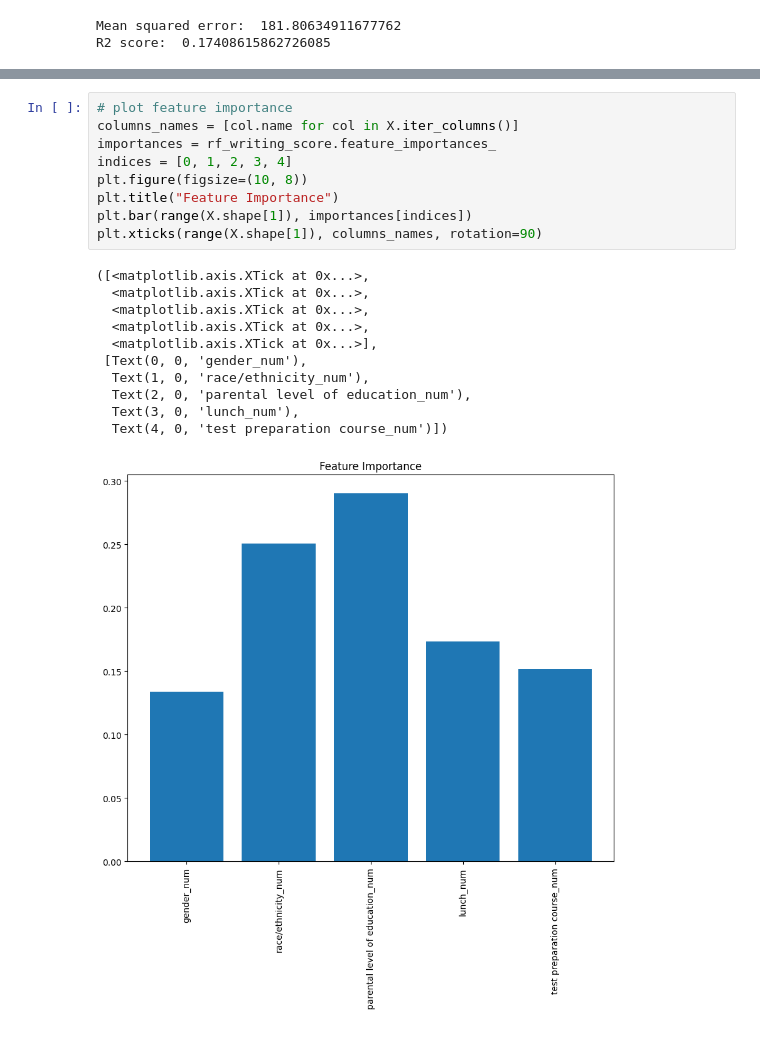
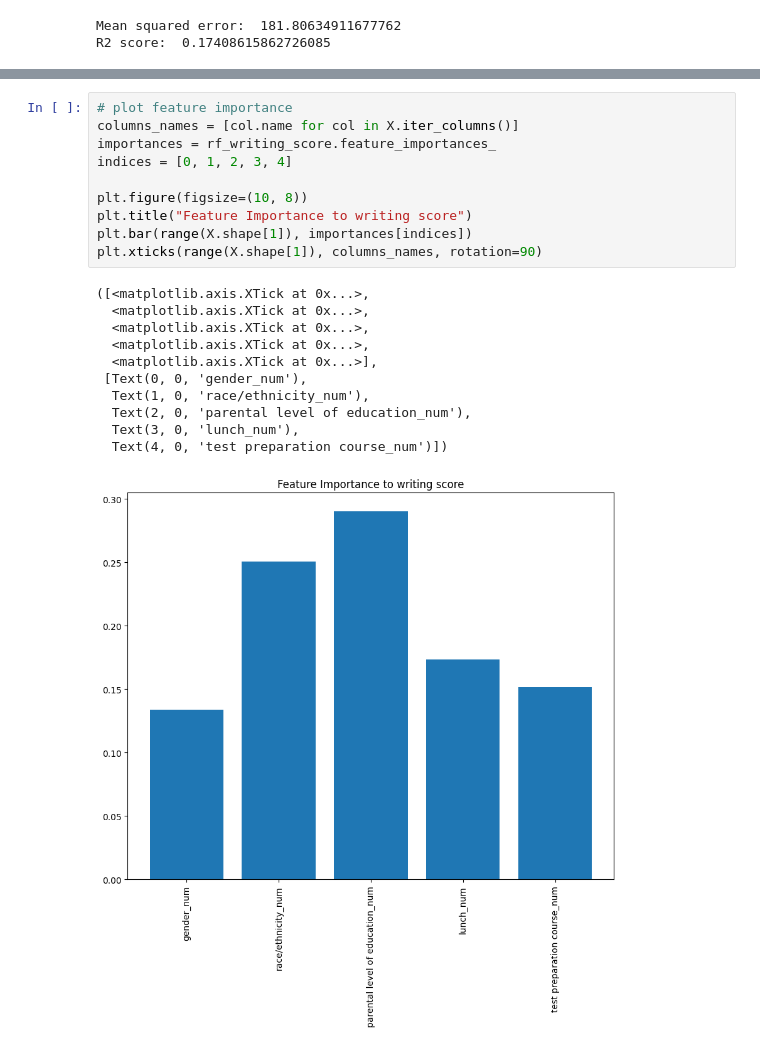
Before and after one commit to wcaubrey/learning-naive-bayes, a Jupyter notebook: notebooks/random forests/student performance in exams.ipynb, the cells around one changed output, grey strips where cells are left out. Cells and saved outputs as stored; diff of their text form.

```diff
--- a/notebooks/random forests/student performance in exams.ipynb
+++ b/notebooks/random forests/student performance in exams.ipynb
@@ -343,21 +347,22 @@ R2 score:  0.32528995043897535
 # %%
 # plot feature importance
 columns_names = [col.name for col in X.iter_columns()]
 importances = rf_writing_score.feature_importances_
 indices = [0, 1, 2, 3, 4]
+
 plt.figure(figsize=(10, 8))
-plt.title("Feature Importance")
+plt.title("Feature Importance to writing score")
 plt.bar(range(X.shape[1]), importances[indices])
 plt.xticks(range(X.shape[1]), columns_names, rotation=90)
 # %% [output]
 ([<matplotlib.axis.XTick at 0x...>,
   <matplotlib.axis.XTick at 0x...>,
   <matplotlib.axis.XTick at 0x...>,
   <matplotlib.axis.XTick at 0x...>,
   <matplotlib.axis.XTick at 0x...>],
  [Text(0, 0, 'gender_num'),
   Text(1, 0, 'race/ethnicity_num'),
   Text(2, 0, 'parental level of education_num'),
   Text(3, 0, 'lunch_num'),
   Text(4, 0, 'test preparation course_num')])
-[figure, old version]
+[figure, new version]
```
Also changed, not shown: parts of 8 cells of this notebook.
